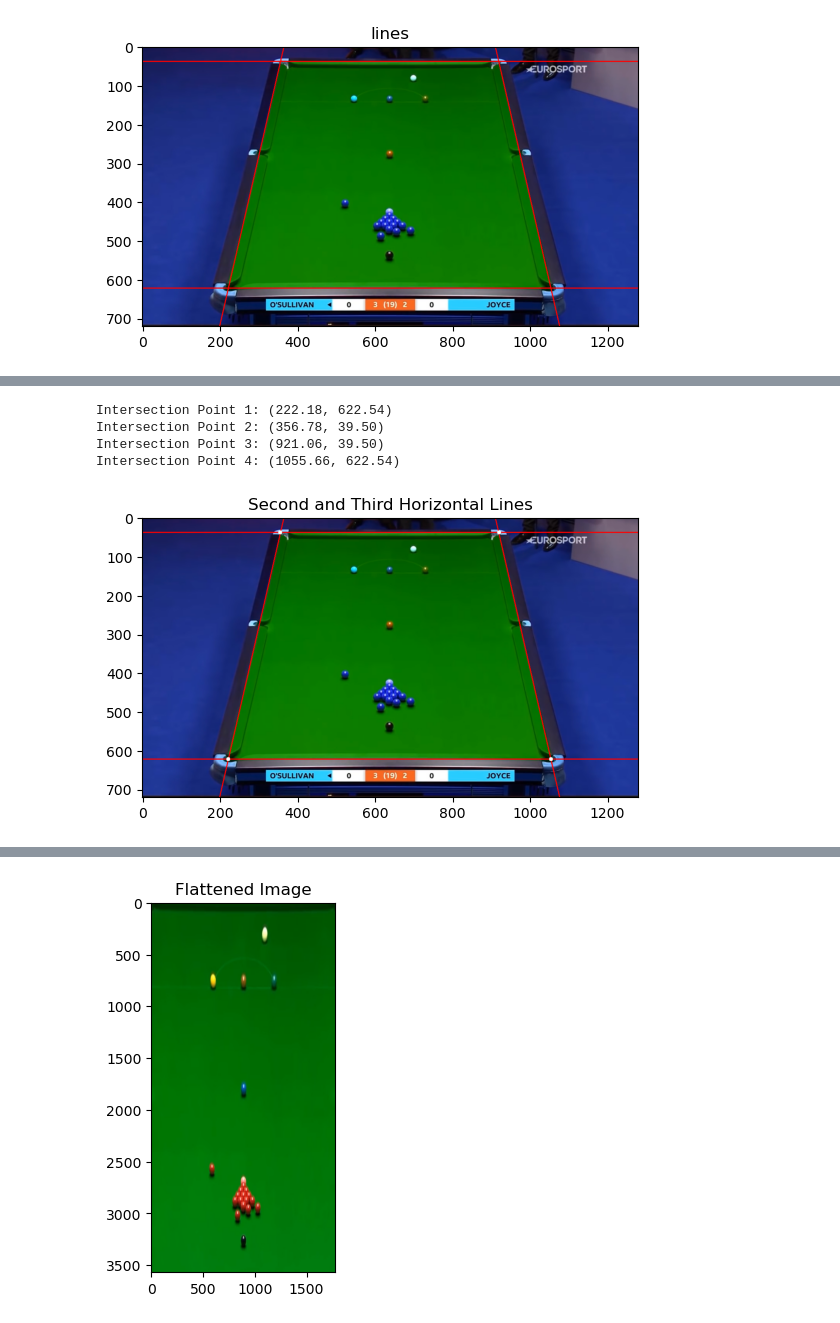
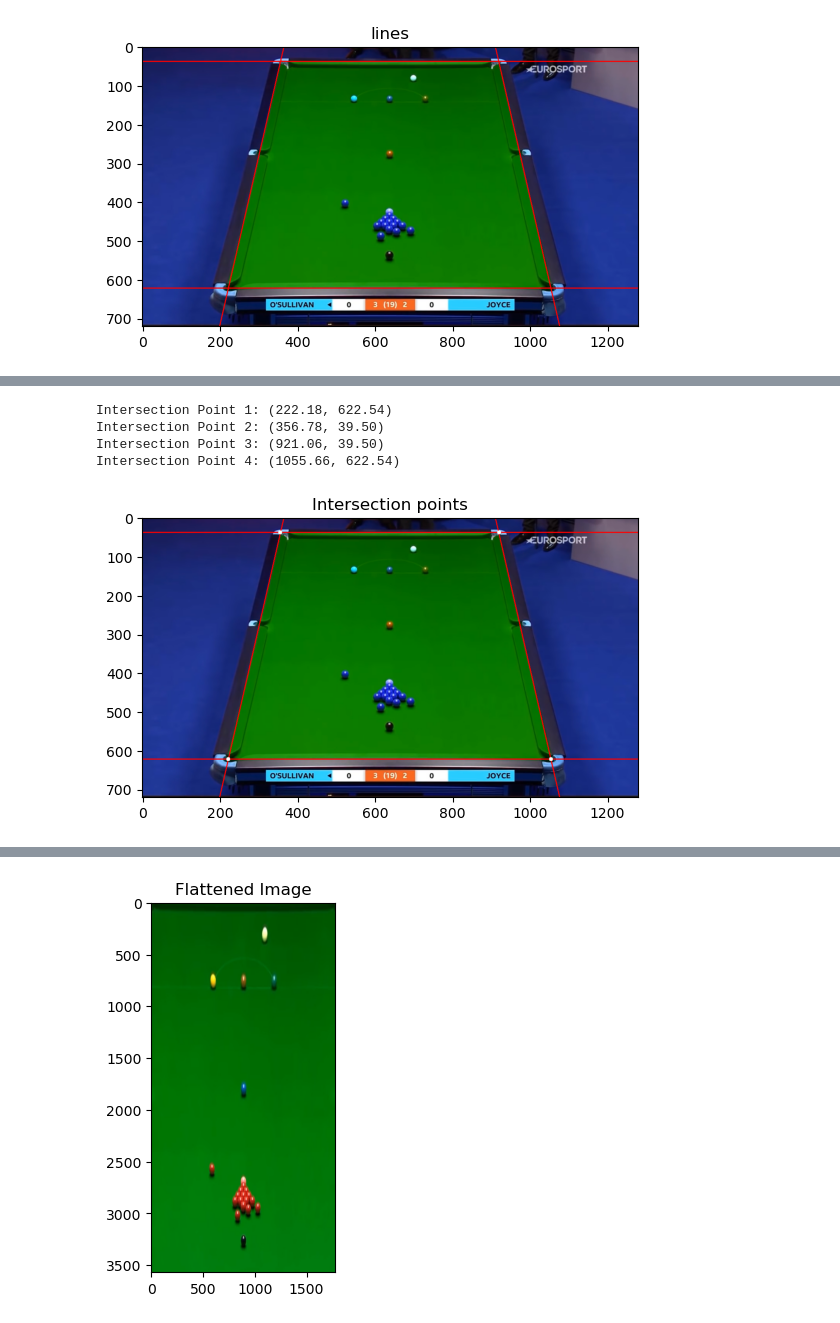
Before and after one commit to SamuelCorecco/Computer_Vision_Project, a Jupyter notebook: Task2.ipynb, the cells around one changed output, grey strips where cells are left out. Drawn from its saved outputs; the diff is of its cells as text; code cells hidden in the pictures.

```diff
--- a/Task2.ipynb
+++ b/Task2.ipynb
@@ -399,60 +412,40 @@ Finally, the found intersection points are sorted and managed for further proces
 # %%
-# COMPUTE INTERSECTION POINTS
-
-
-
 # Compute intersection points
-# every line is defined ρ = x * cos(θ) + y * sin(θ)
-# so we can write it as A * x = b
-# our system is A x = b
-# | cos(θ1) sin(θ1) | x | =  | ρ1 |
-# | cos(θ2) sin(θ2) | y |  = | ρ2 |
-
 intersection_points = []
 for rho1, theta1 in horizontal_lines:
     for rho2, theta2 in veritcal_line:
         A = np.array([[np.cos(theta1), np.sin(theta1)], [np.cos(theta2), np.sin(theta2)]])
         b = np.array([rho1, rho2])
         intersection_point = np.linalg.solve(A, b)
         intersection_points.append(intersection_point)
 
 # Sort point to manage more easily
 intersection_points.sort(key=lambda x: x[0])
 intersection_points_pos = []
 
+# Visualization: plot lines and points
+image_path = 'test_image.PNG'
+output_image = cv2.imread(image_path)
+image = cv2.cvtColor(image, cv2.COLOR_BGR2RGB)
 
-
-## #################################
-## #################################
-
-image_path = 'test_image.PNG'
-
-output_image = cv2.imread(image_path)
-
-# JUST VISUALIZATION
-# PLOT LINES AND INTERSECTION POINTS
 plot_lines(output_image, lines)
 
 i = 0
 for intersection_point in intersection_points:
     x, y = intersection_point
     print(f'Intersection Point {i + 1}: ({x:.2f}, {y:.2f})')
     intersection_points_pos.append((x, y))
     cv2.circle(output_image, (int(x), int(y)), 5, (255, 255, 255), -1)
     i += 1
 
-
 plt.imshow(output_image)
-plt.title('Second and Third Horizontal Lines')
+plt.title('Intersection points')
 plt.show()
-
-## #################################
-## #################################
 # %% [output]
 Intersection Point 1: (222.18, 622.54)
 Intersection Point 2: (356.78, 39.50)
 Intersection Point 3: (921.06, 39.50)
 Intersection Point 4: (1055.66, 622.54)
-[figure, old version]
+[figure, new version]
 # %% [markdown]
 # Prespective matrix
```
Also changed, not shown: parts of 17 cells of this notebook.
